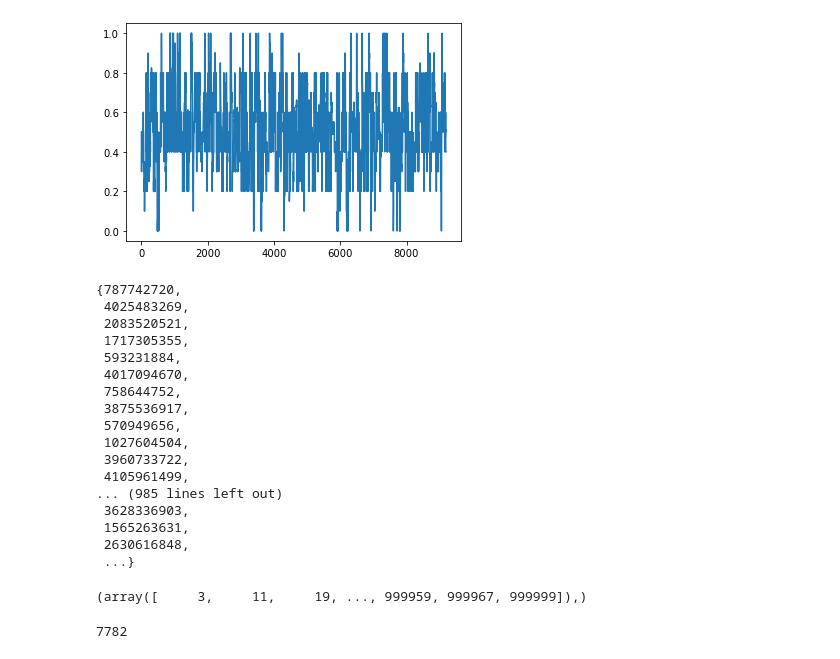
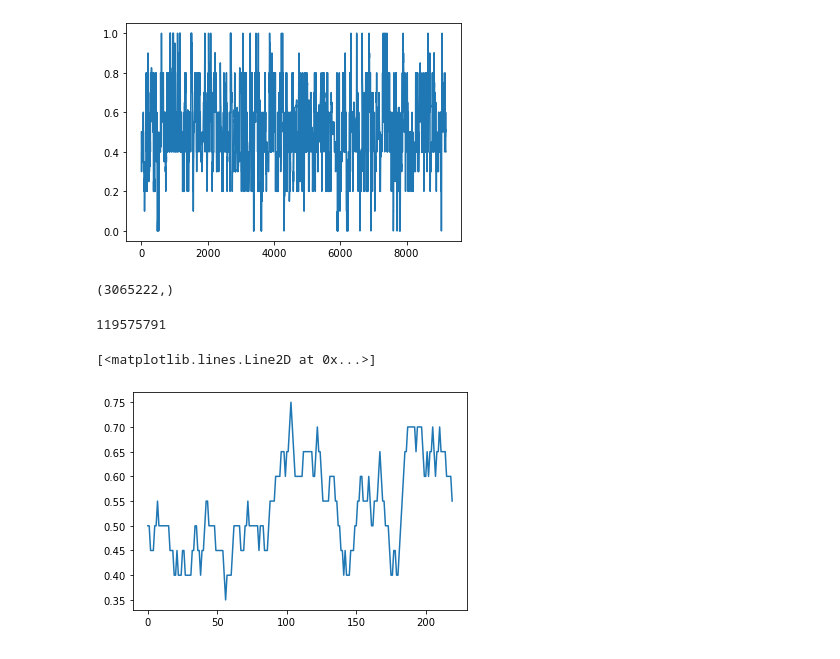
Before and after one commit to mrpogge/Urnings_project, a Jupyter notebook: main/data_trial.ipynb, the cells around one changed output. Drawn from its saved outputs; the diff is of its cells as text; code cells hidden in the pictures.

Commit message:
data analysis start

```diff
--- a/main/data_trial.ipynb
+++ b/main/data_trial.ipynb
@@ -22,48 +22,34 @@ plt.plot(players[0].estimate_container)
 [<matplotlib.lines.Line2D at 0x...>]
 [figure]
 # %%
-df = pd.read_csv("AlsData.csv")
+df = pd.read_csv("df0507.csv")
 
-player_ids = df.iloc[:,1].to_numpy()
-item_ids = df.iloc[:,2].to_numpy()
-correct_answers = df.iloc[:,4].to_numpy()
+player_ids = df.iloc[:,2].to_numpy()
+item_ids = df.iloc[:,3].to_numpy()
+correct_answers = df.iloc[:,5].to_numpy()
 
 
-set(item_ids)
+player_ids.shape
 # %% [output]
-{787742720,
- 4025483269,
- 2083520521,
- 1717305355,
- 593231884,
- 4017094670,
- 758644752,
- 3875536917,
- 570949656,
- 1027604504,
- 3960733722,
- 4105961499,
-... (985 lines left out)
- 3628336903,
- 1565263631,
- 2630616848,
- ...}
+(3065222,)
 # %%
 from collections import Counter
 
 c = Counter(player_ids)
 most_common_player = c.most_common(1)[0][0]
 most_common_player
-np.where(player_ids == most_common_player)
 # %% [output]
-(array([     3,     11,     19, ..., 999959, 999967, 999999]),)
+119575791
 # %%
 data = mu.AlsData(player_ids, item_ids, correct_answers)
 
-players, items, ppunch, ipunch  = data.create_players_items(player_starting_score=10,item_starting_score=10,player_urn_size=20,item_urn_size=20, so_urn_size=10)
+players, items, ppunch, ipunch  = data.create_players_items(player_starting_score=10,item_starting_score=50,player_urn_size=20,item_urn_size=100, so_urn_size=10)
 
-adaptive_rule = mu.Game_Type(adaptivity="n_adaptive", alg_type="Urnings2", paired_update=True, adaptive_urn=False, adaptive_urn_type="permutation", window=10, min_urn=8, max_urn=64, permutation_test=True, perm_p_val=0.2)
+adaptive_rule = mu.Game_Type(adaptivity="n_adaptive", alg_type="Urnings2", paired_update=True, adaptive_urn=True, adaptive_urn_type="second_order_urnings", window=10, min_urn=8, max_urn=64, permutation_test=True, perm_p_val=0.2)
 adaptive_sim = mu.Urnings(players = players, items = items, game_type=adaptive_rule, data=data)
-#adaptive_sim.play(n_games=None, test = False)
+adaptive_sim.play(n_games=None, test = False)
-# %% [output]
-7782
+# %%
+plt.plot(players[11].estimate_container)
+# %% [output]
+[<matplotlib.lines.Line2D at 0x...>]
+[figure, added]
```
Also changed, not shown: 2 other files.
